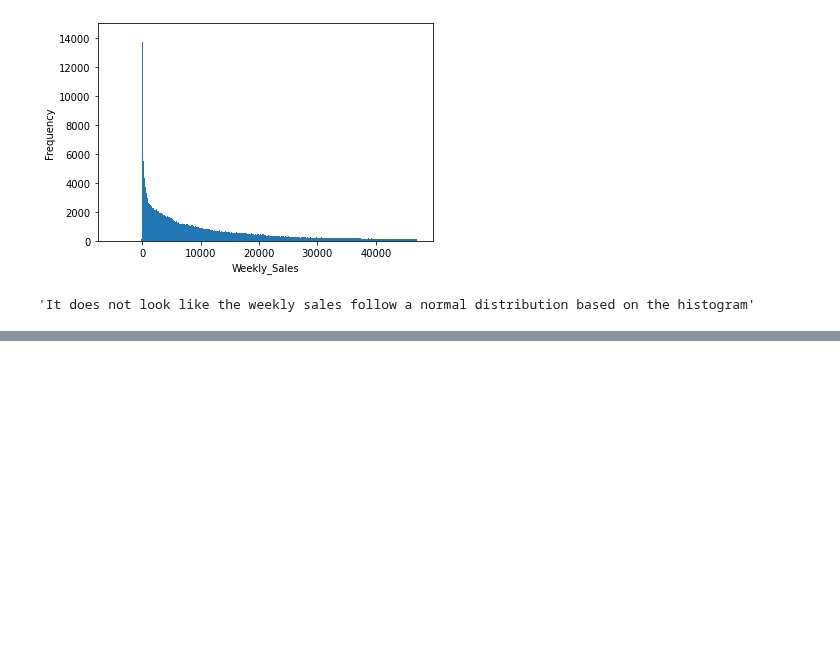
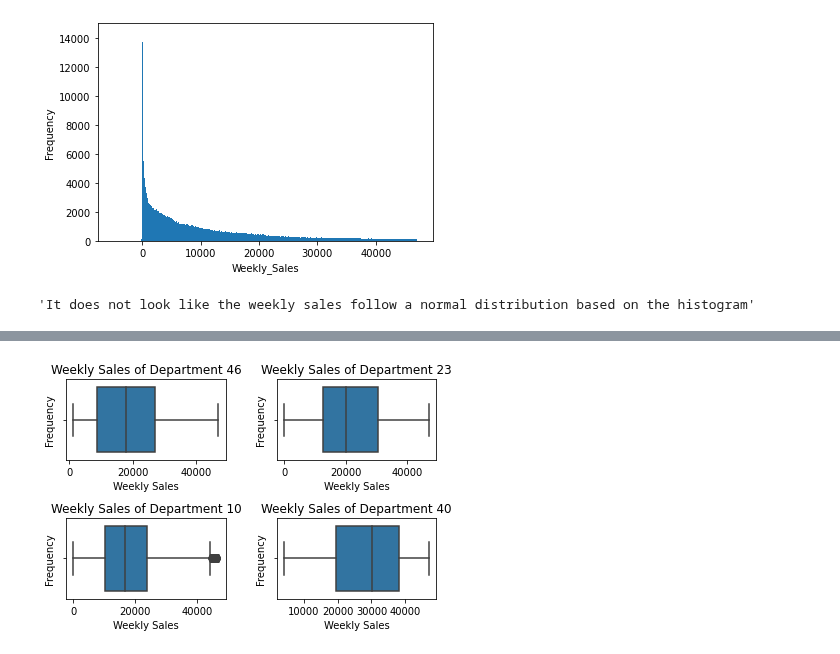
Before and after one commit to arnaldo9408/SpringBoard, a Jupyter notebook: Unit 11/Exploratory Data Analysis.ipynb, the cells around one changed output, grey strips where cells are left out. Drawn from its saved outputs; the diff is of its cells as text; code cells hidden in the pictures; blank space fills up the shorter version.

```diff
--- a/Unit 11/Exploratory Data Analysis.ipynb
+++ b/Unit 11/Exploratory Data Analysis.ipynb
@@ -454,0 +184,25 @@ coeff_results
+# %%
+plt.subplot(2,2,1)
+sns.boxplot(df_dept46['Weekly_Sales'], data = df_dept46)
+plt.xlabel('Weekly Sales')
+plt.ylabel('Frequency')
+plt.title('Weekly Sales of Department 46')
+plt.subplot(2,2,2)
+sns.boxplot(df_dept23['Weekly_Sales'], data = df_dept23)
+plt.xlabel('Weekly Sales')
+plt.ylabel('Frequency')
+plt.title('Weekly Sales of Department 23')
+plt.subplot(2,2,3)
+sns.boxplot(df_dept10['Weekly_Sales'], data = df_dept10)
+plt.xlabel('Weekly Sales')
+plt.ylabel('Frequency')
+plt.title('Weekly Sales of Department 10')
+plt.subplot(2,2,4)
+sns.boxplot(df_dept40['Weekly_Sales'], data = df_dept40)
+plt.xlabel('Weekly Sales')
+plt.ylabel('Frequency')
+plt.title('Weekly Sales of Department 40')
+plt.tight_layout()
+plt.show()
+# %% [output]
+[figure, added]
```
Also changed, not shown: parts of 137 cells of this notebook.
